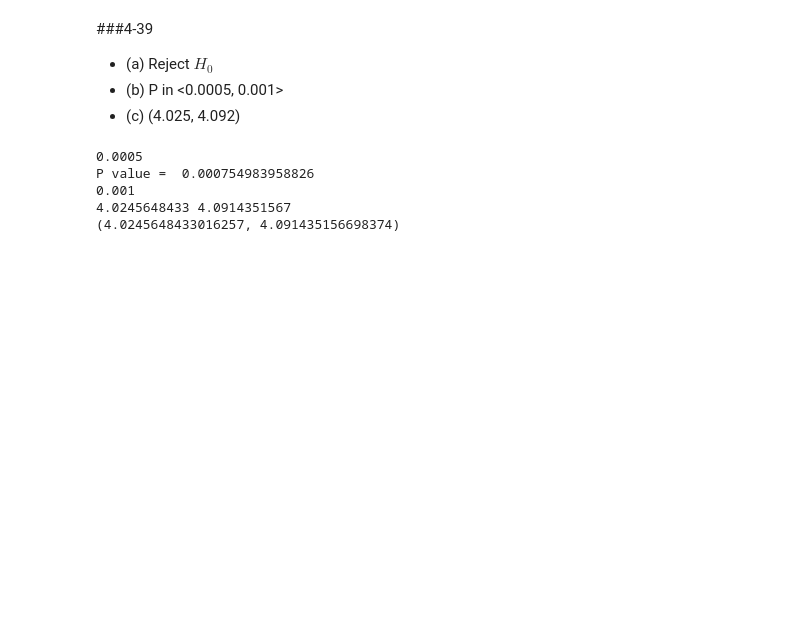
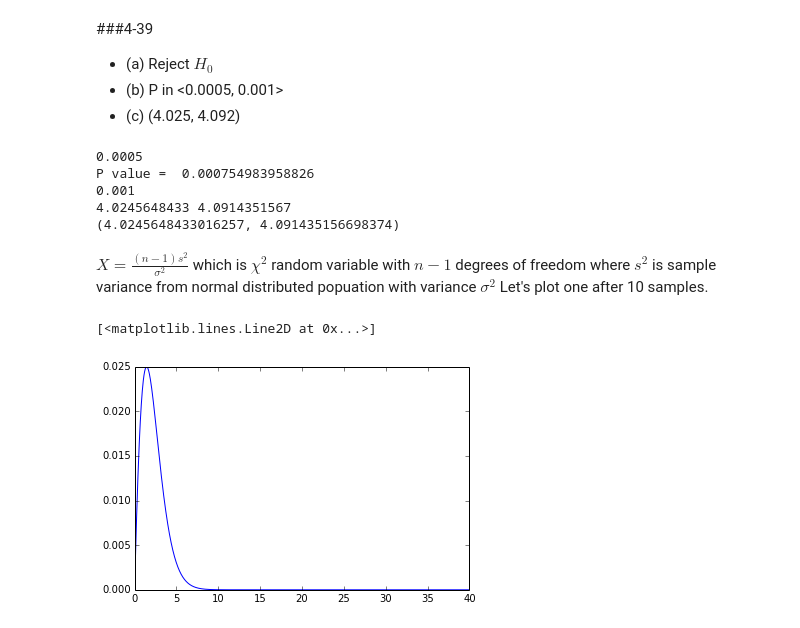
Before and after one commit to nmiculinic/FER-Seminar, a Jupyter notebook: Random Notes.ipynb, the cells around one changed output. Drawn from its saved outputs; the diff is of its cells as text; code cells hidden in the pictures; blank space fills up the shorter version.

```diff
--- a/Random Notes.ipynb
+++ b/Random Notes.ipynb
@@ -229,3 +227,13 @@ P value =  0.000754983958826
 0.001
 4.0245648433 4.0914351567
 (4.0245648433016257, 4.091435156698374)
+# %% [markdown]
+$X = \frac{(n-1) s^2}{\sigma^2}$ which is $\chi^2$ random variable with $n-1$ degrees of freedom where $s^2$ is sample variance from normal distributed popuation with variance $\sigma^2$ Let's plot one after 10 samples.
+# %%
+x = linspace(0, 40, 1000)
+df = 10
+
+plot(x, chi2.pdf(df, x, 0, 16))
+# %% [output]
+[<matplotlib.lines.Line2D at 0x...>]
+[figure, added]
```
Also changed, not shown: parts of 12 cells of this notebook, 19 other files.
